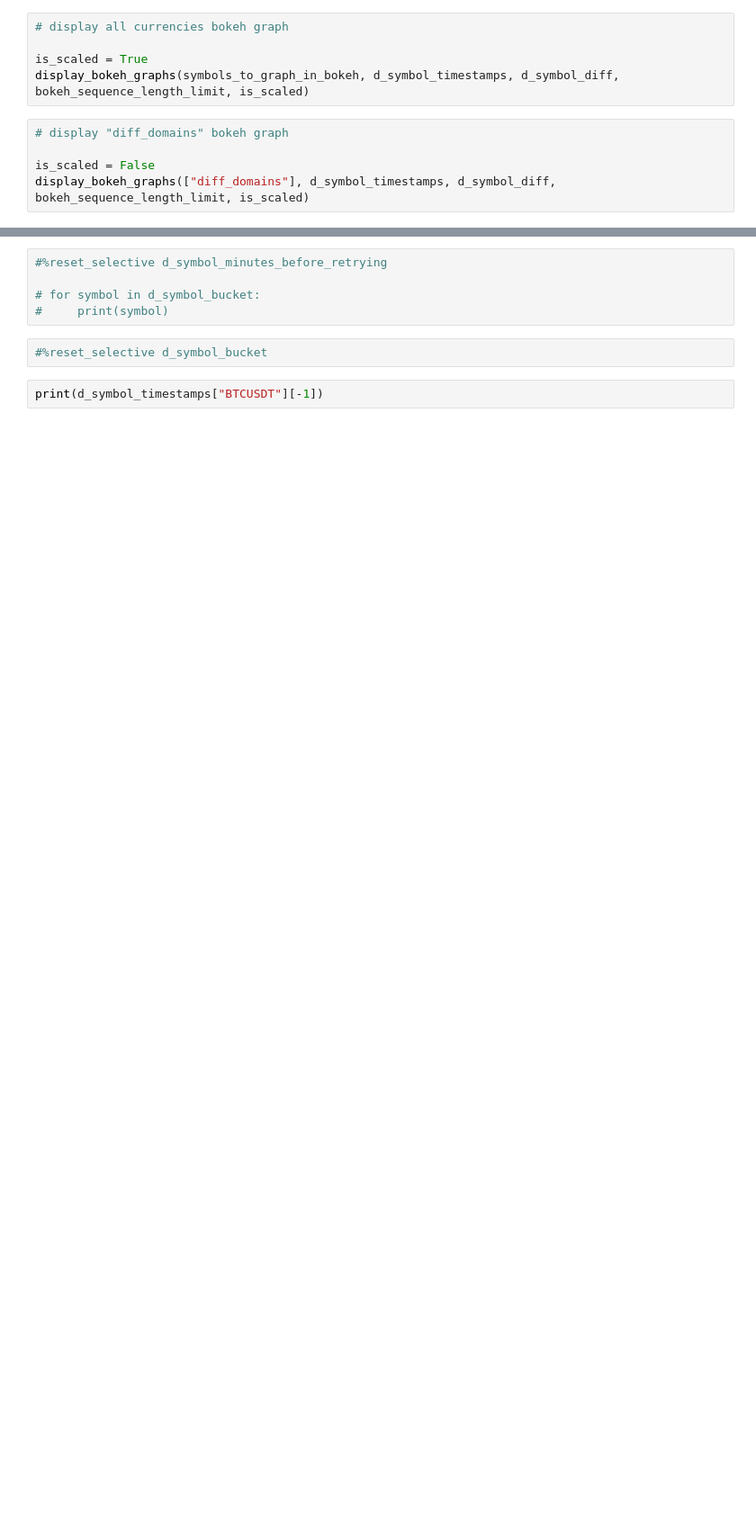
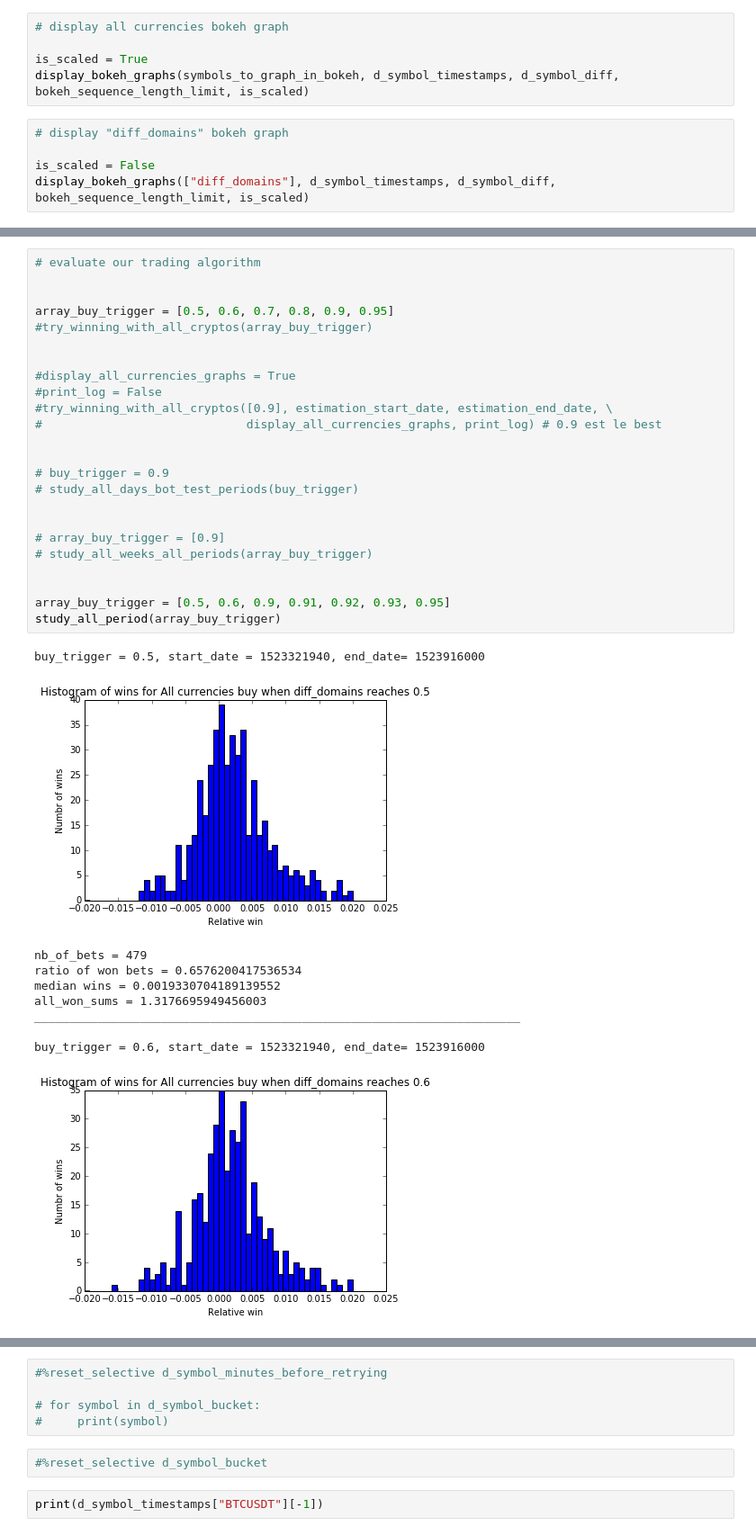
Before and after one commit to ericguillaume/sniffer, a Jupyter notebook: visualize_features.ipynb, the cells around one changed output, grey strips where cells are left out. Shown: that part at 90% size. Cells and saved outputs as stored; diff of their text form; blank space fills up the shorter version.

```diff
--- a/visualize_features.ipynb
+++ b/visualize_features.ipynb
@@ -375,0 +430,35 @@ try_winning_with_all_cryptos([0.95], print_log = True)
+# %%
+# evaluate our trading algorithm
+
+
+array_buy_trigger = [0.5, 0.6, 0.7, 0.8, 0.9, 0.95]
+#try_winning_with_all_cryptos(array_buy_trigger)
+
+
+#display_all_currencies_graphs = True
+#print_log = False
+#try_winning_with_all_cryptos([0.9], estimation_start_date, estimation_end_date, \
+#                             display_all_currencies_graphs, print_log) # 0.9 est le best
+
+
+# buy_trigger = 0.9
+# study_all_days_bot_test_periods(buy_trigger)
+
+
+# array_buy_trigger = [0.9]
+# study_all_weeks_all_periods(array_buy_trigger)
+
+
+array_buy_trigger = [0.5, 0.6, 0.9, 0.91, 0.92, 0.93, 0.95]
+study_all_period(array_buy_trigger)
+# %% [output]
+buy_trigger = 0.5, start_date = 1523321940, end_date= 1523916000
+[figure, added]
+nb_of_bets = 479
+ratio of won bets = 0.6576200417536534
+median wins = 0.0019330704189139552
+all_won_sums = 1.3176695949456003
+_____________________________________________________________________
+
+buy_trigger = 0.6, start_date = 1523321940, end_date= 1523916000
+[figure, added]
```
Also changed, not shown: parts of 6 cells of this notebook, 5 other files.
